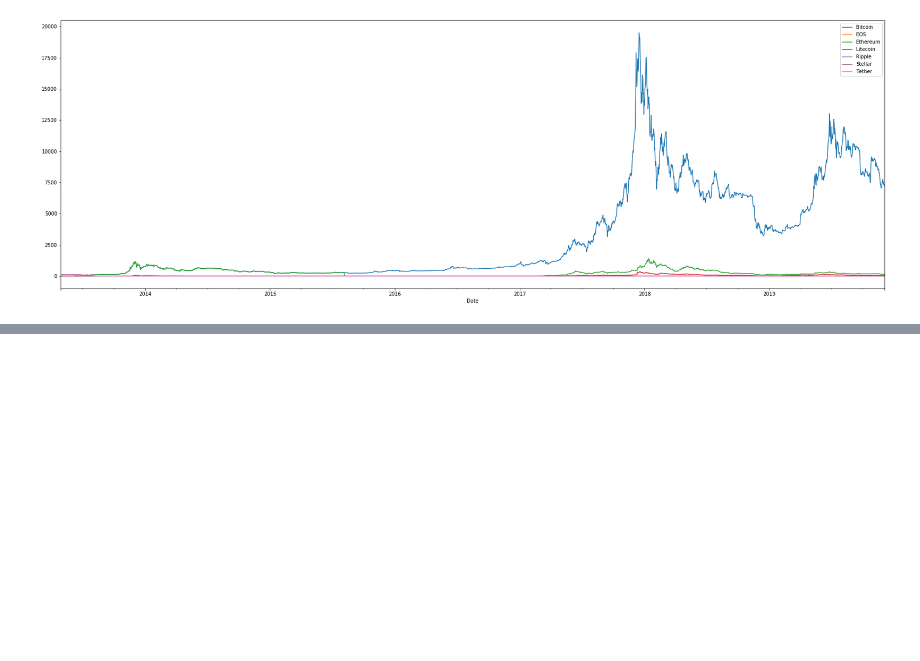
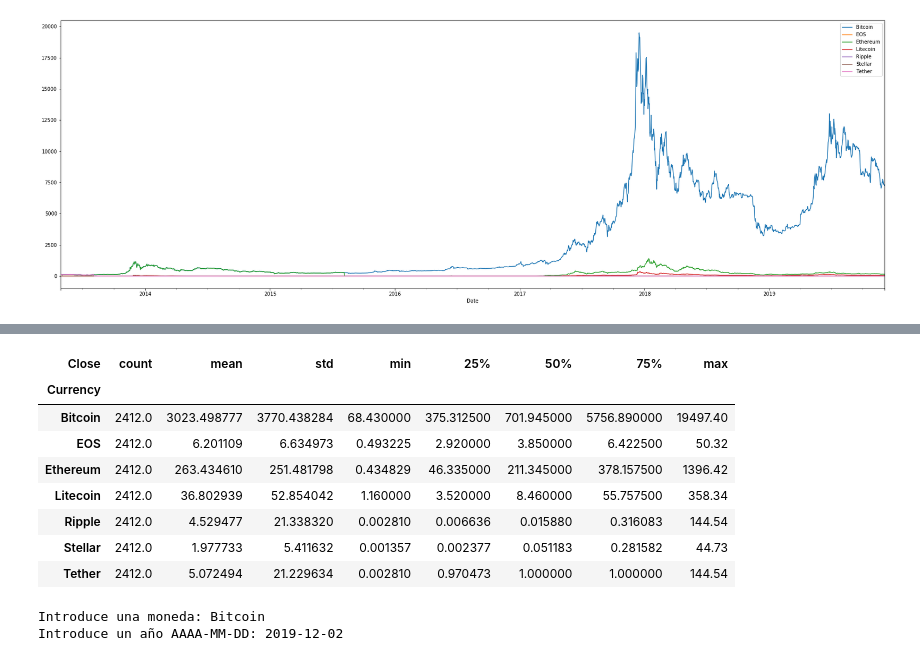
Before and after one commit to meryreddoor/Bitcoins_Scraping, a Jupyter notebook: Coins.ipynb, the cells around one changed output, grey strips where cells are left out. Saved outputs shown, nothing was run; the diff lists cells and outputs as text; code cells hidden in the pictures; blank space fills up the shorter version.

```diff
--- a/Coins.ipynb
+++ b/Coins.ipynb
@@ -111,0 +121,21 @@ graphic()
+# %%
+def describe():
+    des = final_table.sort_values('Date').set_index('Date').groupby('Currency').apply(lambda x: x['Close'].describe())
+    return des
+describe()
+# %% [output]
+| Close | count | mean | std | min | 25% | 50% | 75% | max |
+| Currency |  |  |  |  |  |  |  |  |
+| Bitcoin | 2412.0 | 3023.498777 | 3770.438284 | 68.430000 | 375.312500 | 701.945000 | 5756.890000 | 19497.40 |
+| EOS | 2412.0 | 6.201109 | 6.634973 | 0.493225 | 2.920000 | 3.850000 | 6.422500 | 50.32 |
+| Ethereum | 2412.0 | 263.434610 | 251.481798 | 0.434829 | 46.335000 | 211.345000 | 378.157500 | 1396.42 |
+| Litecoin | 2412.0 | 36.802939 | 52.854042 | 1.160000 | 3.520000 | 8.460000 | 55.757500 | 358.34 |
+| Ripple | 2412.0 | 4.529477 | 21.338320 | 0.002810 | 0.006636 | 0.015880 | 0.316083 | 144.54 |
+| Stellar | 2412.0 | 1.977733 | 5.411632 | 0.001357 | 0.002377 | 0.051183 | 0.281582 | 44.73 |
+| Tether | 2412.0 | 5.072494 | 21.229634 | 0.002810 | 0.970473 | 1.000000 | 1.000000 | 144.54 |
+# %%
+x = input(str('Introduce una moneda: '))
+y=input(str('Introduce un año AAAA-MM-DD: '))
+# %% [output]
+Introduce una moneda: Bitcoin
+Introduce un año AAAA-MM-DD: 2019-12-02
```
Also changed, not shown: parts of 6 cells of this notebook, 3 other files.
